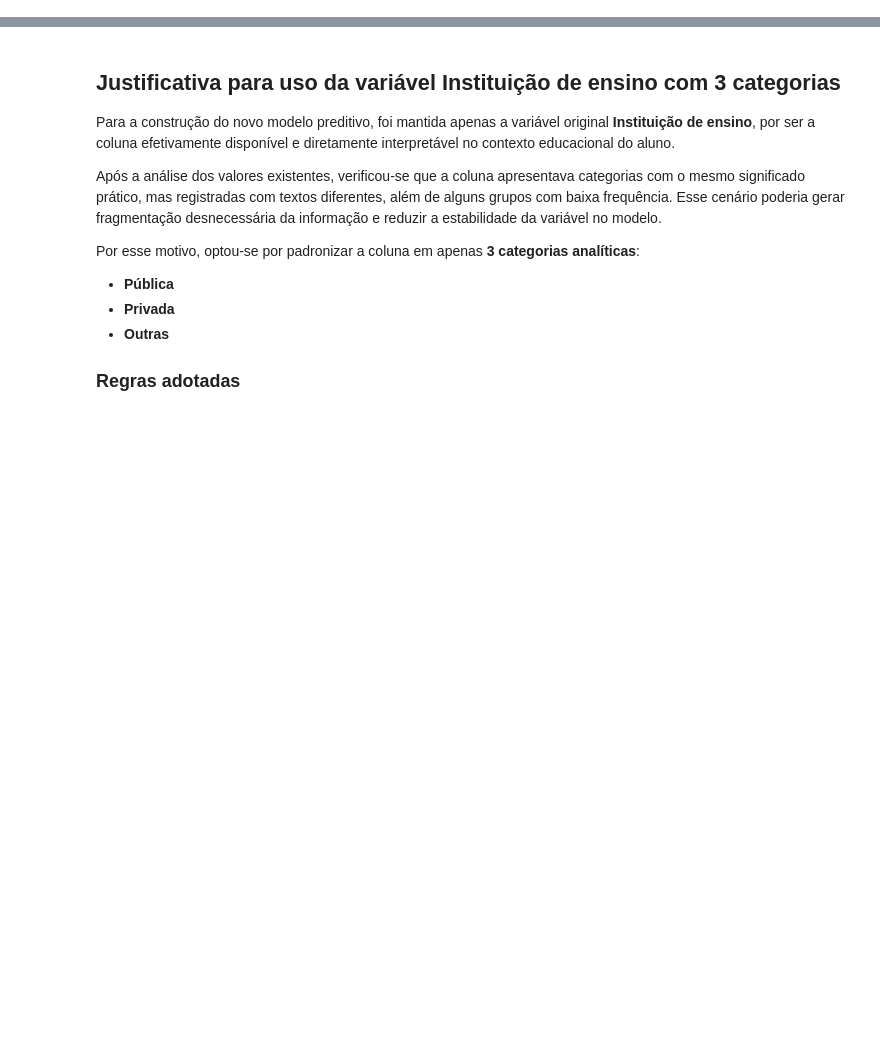
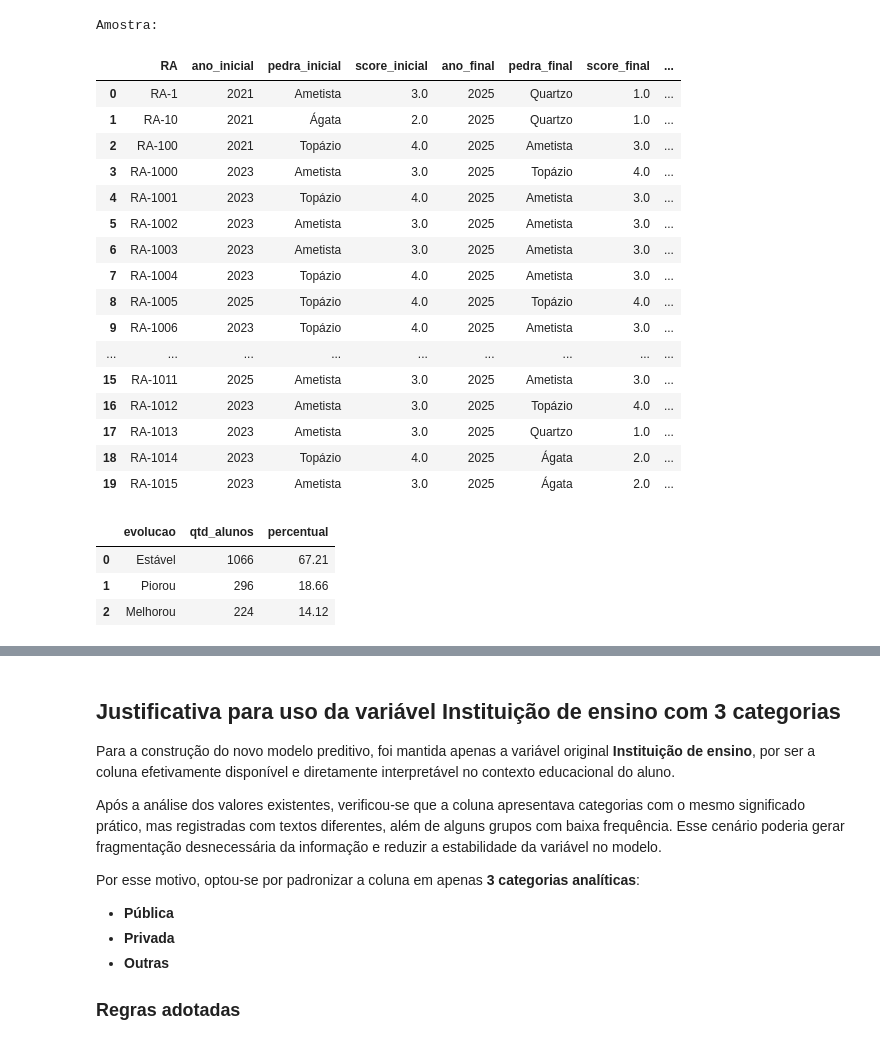
Before and after one commit to tivanello/fase5, a Jupyter notebook: notebooks/fase5_pergunta10.ipynb, the cells around one changed output, grey strips where cells are left out. Saved outputs shown, nothing was run; the diff lists cells and outputs as text; code cells hidden in the pictures; blank space fills up the shorter version.

```diff
--- a/notebooks/fase5_pergunta10.ipynb
+++ b/notebooks/fase5_pergunta10.ipynb
@@ -886,0 +1323,70 @@ Name: count, dtype: int64
+# %%
+# ============================================================
+# BLOCO 4 — CLASSIFICAR EVOLUÇÃO DO ALUNO
+# Objetivo:
+# - Classificar cada aluno em Melhorou, Estável ou Piorou
+# ============================================================
+
+df_evolucao_aluno = df_evolucao_aluno.copy()
+
+df_evolucao_aluno["variacao_score"] = (
+    df_evolucao_aluno["score_final"] - df_evolucao_aluno["score_inicial"]
+)
+
+def classificar_evolucao(x):
+    if x > 0:
+        return "Melhorou"
+    elif x == 0:
+        return "Estável"
+    elif x < 0:
+        return "Piorou"
+    else:
+        return pd.NA
+
+df_evolucao_aluno["evolucao"] = df_evolucao_aluno["variacao_score"].apply(classificar_evolucao)
+
+print("Amostra:")
+display(df_evolucao_aluno.head(20))
+# %% [output]
+Amostra:
+|  | RA | ano_inicial | pedra_inicial | score_inicial | ano_final | pedra_final | score_final | ... |
+| 0 | RA-1 | 2021 | Ametista | 3.0 | 2025 | Quartzo | 1.0 | ... |
+| 1 | RA-10 | 2021 | Ágata | 2.0 | 2025 | Quartzo | 1.0 | ... |
+| 2 | RA-100 | 2021 | Topázio | 4.0 | 2025 | Ametista | 3.0 | ... |
+| 3 | RA-1000 | 2023 | Ametista | 3.0 | 2025 | Topázio | 4.0 | ... |
+| 4 | RA-1001 | 2023 | Topázio | 4.0 | 2025 | Ametista | 3.0 | ... |
+| 5 | RA-1002 | 2023 | Ametista | 3.0 | 2025 | Ametista | 3.0 | ... |
+| 6 | RA-1003 | 2023 | Ametista | 3.0 | 2025 | Ametista | 3.0 | ... |
+| 7 | RA-1004 | 2023 | Topázio | 4.0 | 2025 | Ametista | 3.0 | ... |
+| 8 | RA-1005 | 2025 | Topázio | 4.0 | 2025 | Topázio | 4.0 | ... |
+| 9 | RA-1006 | 2023 | Topázio | 4.0 | 2025 | Ametista | 3.0 | ... |
+| ... | ... | ... | ... | ... | ... | ... | ... | ... |
+| 15 | RA-1011 | 2025 | Ametista | 3.0 | 2025 | Ametista | 3.0 | ... |
+| 16 | RA-1012 | 2023 | Ametista | 3.0 | 2025 | Topázio | 4.0 | ... |
+| 17 | RA-1013 | 2023 | Ametista | 3.0 | 2025 | Quartzo | 1.0 | ... |
+| 18 | RA-1014 | 2023 | Topázio | 4.0 | 2025 | Ágata | 2.0 | ... |
+| 19 | RA-1015 | 2023 | Ametista | 3.0 | 2025 | Ágata | 2.0 | ... |
+# %%
+# ============================================================
+# BLOCO 5 — RESUMO DA EVOLUÇÃO DOS ALUNOS
+# Objetivo:
+# - Quantificar quantos alunos melhoraram, ficaram estáveis ou pioraram
+# ============================================================
+
+df_q10_evolucao_resumo = (
+    df_evolucao_aluno["evolucao"]
+    .value_counts(dropna=False)
+    .reset_index()
+)
+
+df_q10_evolucao_resumo.columns = ["evolucao", "qtd_alunos"]
+df_q10_evolucao_resumo["percentual"] = (
+    df_q10_evolucao_resumo["qtd_alunos"] / df_q10_evolucao_resumo["qtd_alunos"].sum() * 100
+).round(2)
+
+display(df_q10_evolucao_resumo)
+# %% [output]
+|  | evolucao | qtd_alunos | percentual |
+| 0 | Estável | 1066 | 67.21 |
+| 1 | Piorou | 296 | 18.66 |
+| 2 | Melhorou | 224 | 14.12 |
```
Also changed, not shown: parts of 201 cells of this notebook.
